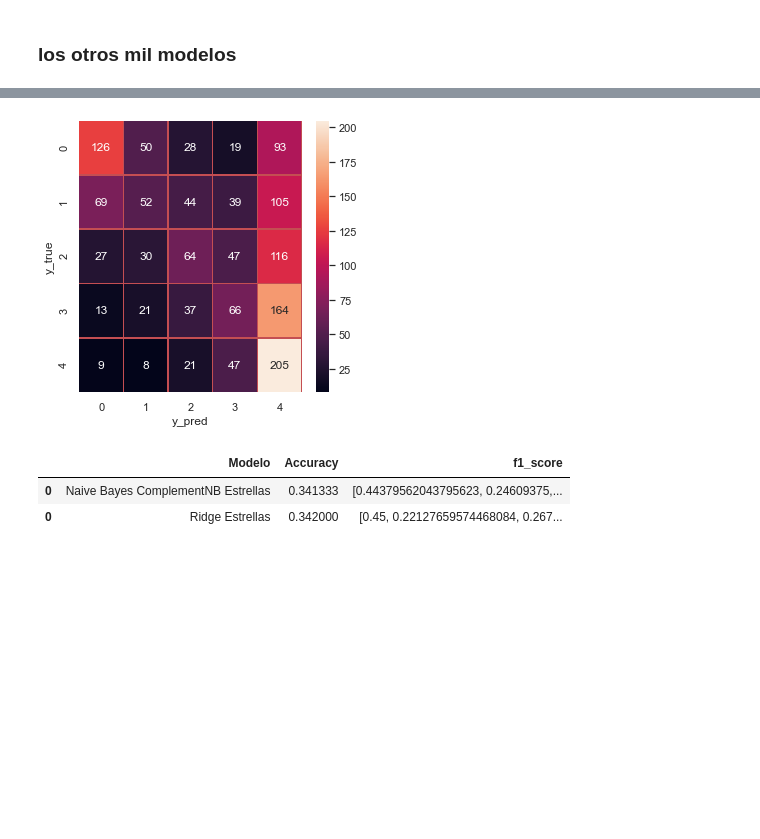
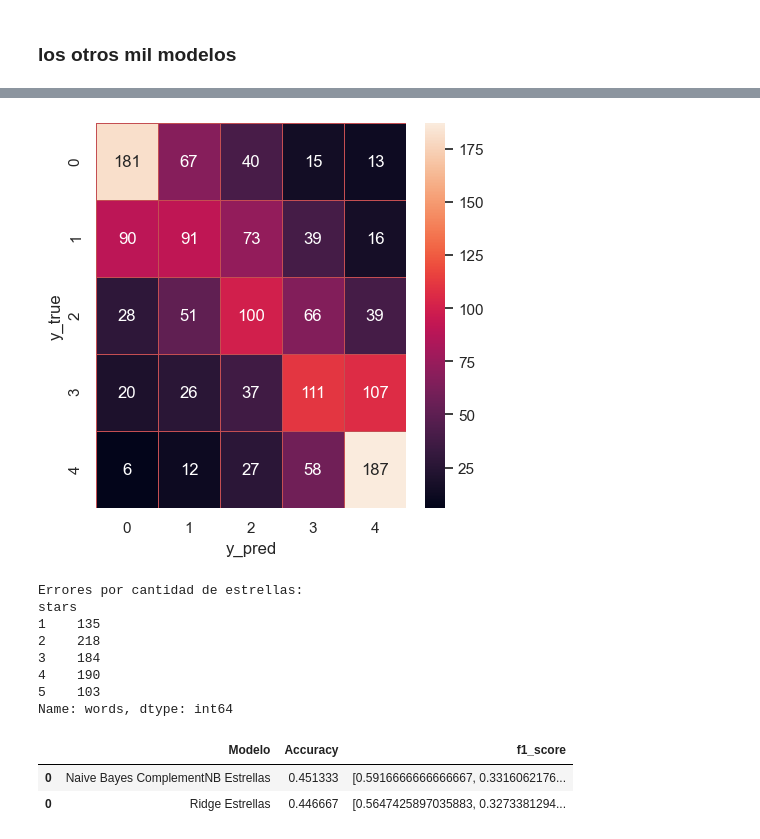
Before and after one commit to valeriaortizl/amazon_ratings_prediction, a Jupyter notebook: DS_Proyecto_03_NLP_v2.ipynb, the cells around one changed output, grey strips where cells are left out. Drawn from its saved outputs; the diff is of its cells as text; code cells hidden in the pictures; blank space fills up the shorter version.

```diff
--- a/DS_Proyecto_03_NLP_v2.ipynb
+++ b/DS_Proyecto_03_NLP_v2.ipynb
@@ -726,2 +723,4 @@ all_bigrams = new_vec.get_feature_names()
+# %%
+X_train, X_test, y_train, y_test = train_test_split(X_data_bi, data['binario'], test_size = 0.3, random_state=42)
 # %%
 # Utilizamos el mejor estimador Random Forest, con esta nueva data
@@ -805,2 +802,2 @@ Naive Bayes Complement también puede ser utilizado para predecir varias clases,
 # %%
-X_train, X_test, y_train, y_test = train_test_split(X_data, data['stars'], test_size = 0.3, random_state=42)
+X_train, X_test, y_train, y_test = train_test_split(X_data_rm, data['stars'], test_size = 0.3, random_state=42)
@@ -808,6 +807,6 @@ X_train, X_test, y_train, y_test = train_test_split(X_data, data['stars'], test_
 cnb_model.fit(X_train, y_train)
 y_pred = cnb_model.predict(X_test)
 
-errores5 = error5('Naive Bayes ComplementNB Estrellas', cnb_model, X_train, y_train, X_test, y_test, y_pred)
+errores5 = error5('Naive Bayes ComplementNB Estrellas', cnb_model, X_train, y_train, X_test, y_test, y_pred, dev_token)
 errores5
 # %% [output]
@@ -828,6 +835,6 @@ rf.fit(X_train, y_train)
 rf = rf.best_estimator_
 y_pred = rfo.predict(X_test)
 
-errores5 = errores5.append(error5('Random Forest Estrellas', rf, X_train, y_train, X_test, y_test, y_pred))
+errores5 = errores5.append(error5('Random Forest Estrellas', rf, X_train, y_train, X_test, y_test, y_pred, dev_token))
 errores5
 # %% [output]
@@ -838,19 +854,27 @@ errores5
 # %%
 from sklearn.linear_model import RidgeClassifier
 
 #Generación del modelo lineal
 
 ridge = RidgeClassifier(solver='sag', tol=0.01)
 ridge.fit(X_train, y_train)
 y_pred = ridge.predict(X_test)
 
-errores5 = errores5.append(error5('Ridge Estrellas', ridge, X_train, y_train, X_test, y_test, y_pred))
+errores5 = errores5.append(error5('Ridge Estrellas', ridge, X_train, y_train, X_test, y_test, y_pred, dev_token))
 errores5
 # %% [output]
-[figure, old version]
+[figure, new version]
+Errores por cantidad de estrellas:
+stars
+1    135
+2    218
+3    184
+4    190
+5    103
+Name: words, dtype: int64
 |  | Modelo | Accuracy | f1_score |
-| 0 | Naive Bayes ComplementNB Estrellas | 0.341333 | [0.44379562043795623, 0.24609375,... |
-| 0 | Ridge Estrellas | 0.342000 | [0.45, 0.22127659574468084, 0.267... |
+| 0 | Naive Bayes ComplementNB Estrellas | 0.451333 | [0.5916666666666667, 0.3316062176... |
+| 0 | Ridge Estrellas | 0.446667 | [0.5647425897035883, 0.3273381294... |
 # %%
 from sklearn.neighbors import KNeighborsClassifier
 
```
Also changed, not shown: parts of 61 cells of this notebook.
